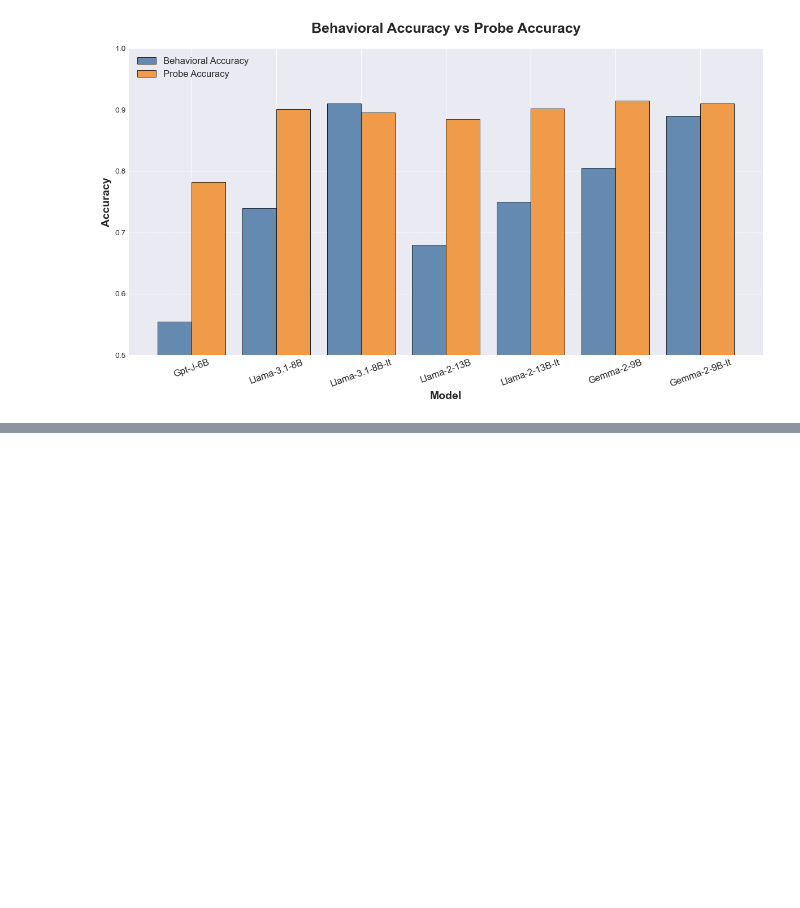
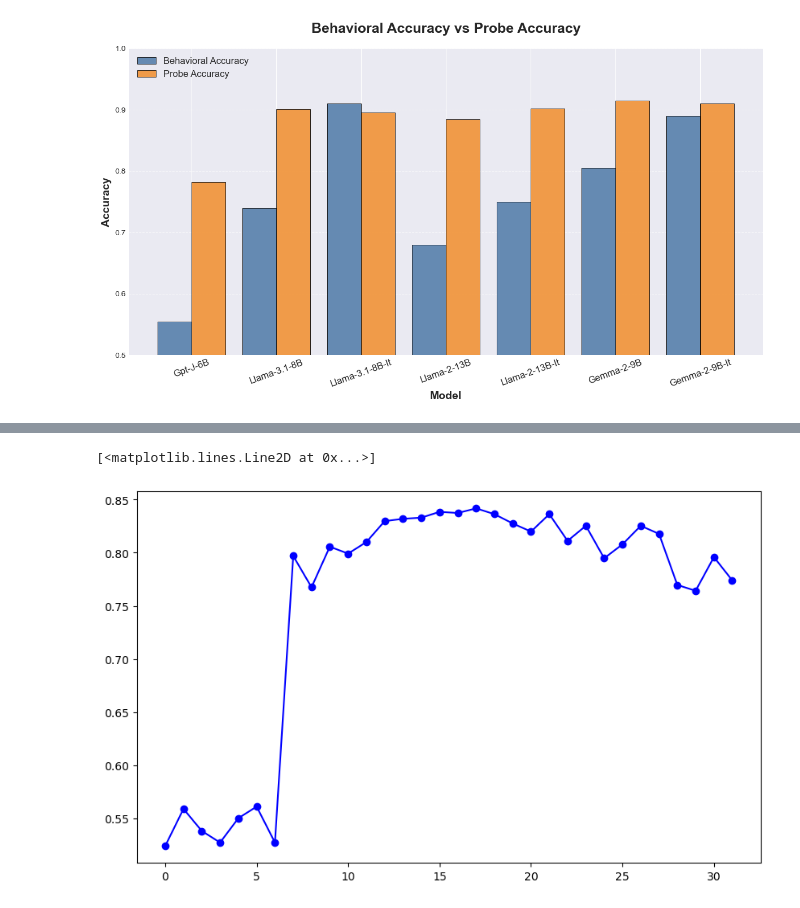
Before and after one commit to Supersheep7/belief-repr1, a Jupyter notebook: barplot.ipynb, the cells around one changed output, grey strips where cells are left out. Saved outputs shown, nothing was run; the diff lists cells and outputs as text; code cells hidden in the pictures; blank space fills up the shorter version.

```diff
--- a/barplot.ipynb
+++ b/barplot.ipynb
@@ -120,0 +277,7 @@ plt.show()
+# %%
+import matplotlib.pyplot as plt
+plt.figure(figsize=(10, 6))
+plt.plot(mlp_3, label='Logistic Regression', marker='o', color='blue')
+# %% [output]
+[<matplotlib.lines.Line2D at 0x...>]
+[figure, added]
```
Also changed, not shown: parts of 6 cells of this notebook, 4 other files.
